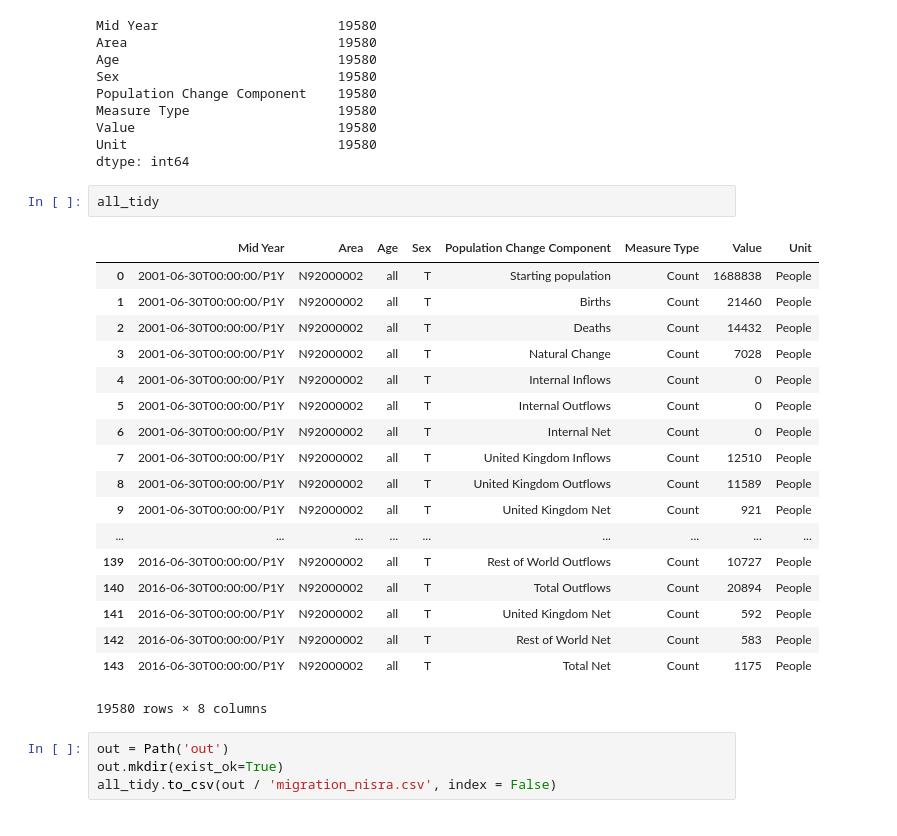
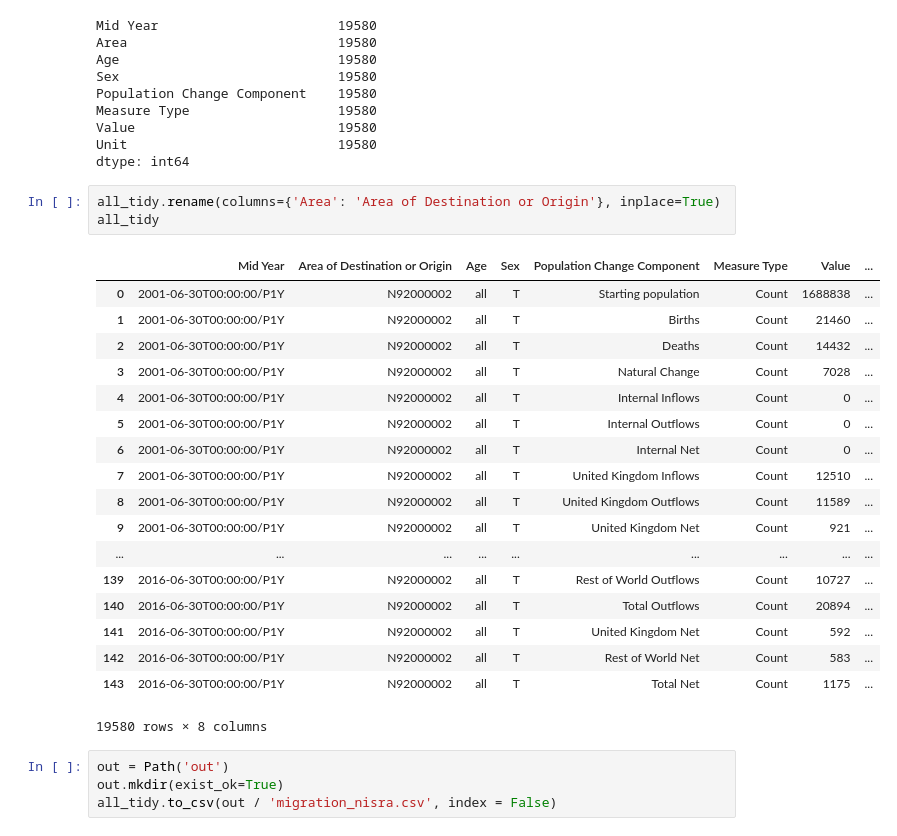
Before and after one commit to GSS-Cogs/NISRA-NI-migration-estimates, a Jupyter notebook: main.ipynb, the cells around one changed output. Cells and saved outputs as stored; diff of their text form.

Commit message:
Rename column, 'Area' -> 'Area of Destination or Origin'.

```diff
--- a/main.ipynb
+++ b/main.ipynb
@@ -85,27 +85,28 @@ Measure Type                   19580
 Value                          19580
 Unit                           19580
 dtype: int64
-# %%
-all_tidy
-# %% [output]
-|  | Mid Year | Area | Age | Sex | Population Change Component | Measure Type | Value | Unit |
-| 0 | 2001-06-30T00:00:00/P1Y | N92000002 | all | T | Starting population | Count | 1688838 | People |
-| 1 | 2001-06-30T00:00:00/P1Y | N92000002 | all | T | Births | Count | 21460 | People |
-| 2 | 2001-06-30T00:00:00/P1Y | N92000002 | all | T | Deaths | Count | 14432 | People |
-| 3 | 2001-06-30T00:00:00/P1Y | N92000002 | all | T | Natural Change | Count | 7028 | People |
-| 4 | 2001-06-30T00:00:00/P1Y | N92000002 | all | T | Internal Inflows | Count | 0 | People |
-| 5 | 2001-06-30T00:00:00/P1Y | N92000002 | all | T | Internal Outflows | Count | 0 | People |
-| 6 | 2001-06-30T00:00:00/P1Y | N92000002 | all | T | Internal Net | Count | 0 | People |
-| 7 | 2001-06-30T00:00:00/P1Y | N92000002 | all | T | United Kingdom Inflows | Count | 12510 | People |
-| 8 | 2001-06-30T00:00:00/P1Y | N92000002 | all | T | United Kingdom Outflows | Count | 11589 | People |
-| 9 | 2001-06-30T00:00:00/P1Y | N92000002 | all | T | United Kingdom Net | Count | 921 | People |
-| ... | ... | ... | ... | ... | ... | ... | ... | ... |
-| 139 | 2016-06-30T00:00:00/P1Y | N92000002 | all | T | Rest of World Outflows | Count | 10727 | People |
-| 140 | 2016-06-30T00:00:00/P1Y | N92000002 | all | T | Total Outflows | Count | 20894 | People |
-| 141 | 2016-06-30T00:00:00/P1Y | N92000002 | all | T | United Kingdom Net | Count | 592 | People |
-| 142 | 2016-06-30T00:00:00/P1Y | N92000002 | all | T | Rest of World Net | Count | 583 | People |
-| 143 | 2016-06-30T00:00:00/P1Y | N92000002 | all | T | Total Net | Count | 1175 | People |
-19580 rows × 8 columns
+# %%
+all_tidy.rename(columns={'Area': 'Area of Destination or Origin'}, inplace=True)
+all_tidy
+# %% [output]
+|  | Mid Year | Area of Destination or Origin | Age | Sex | Population Change Component | Measure Type | Value | ... |
+| 0 | 2001-06-30T00:00:00/P1Y | N92000002 | all | T | Starting population | Count | 1688838 | ... |
+| 1 | 2001-06-30T00:00:00/P1Y | N92000002 | all | T | Births | Count | 21460 | ... |
+| 2 | 2001-06-30T00:00:00/P1Y | N92000002 | all | T | Deaths | Count | 14432 | ... |
+| 3 | 2001-06-30T00:00:00/P1Y | N92000002 | all | T | Natural Change | Count | 7028 | ... |
+| 4 | 2001-06-30T00:00:00/P1Y | N92000002 | all | T | Internal Inflows | Count | 0 | ... |
+| 5 | 2001-06-30T00:00:00/P1Y | N92000002 | all | T | Internal Outflows | Count | 0 | ... |
+| 6 | 2001-06-30T00:00:00/P1Y | N92000002 | all | T | Internal Net | Count | 0 | ... |
+| 7 | 2001-06-30T00:00:00/P1Y | N92000002 | all | T | United Kingdom Inflows | Count | 12510 | ... |
+| 8 | 2001-06-30T00:00:00/P1Y | N92000002 | all | T | United Kingdom Outflows | Count | 11589 | ... |
+| 9 | 2001-06-30T00:00:00/P1Y | N92000002 | all | T | United Kingdom Net | Count | 921 | ... |
+| ... | ... | ... | ... | ... | ... | ... | ... | ... |
+| 139 | 2016-06-30T00:00:00/P1Y | N92000002 | all | T | Rest of World Outflows | Count | 10727 | ... |
+| 140 | 2016-06-30T00:00:00/P1Y | N92000002 | all | T | Total Outflows | Count | 20894 | ... |
+| 141 | 2016-06-30T00:00:00/P1Y | N92000002 | all | T | United Kingdom Net | Count | 592 | ... |
+| 142 | 2016-06-30T00:00:00/P1Y | N92000002 | all | T | Rest of World Net | Count | 583 | ... |
+| 143 | 2016-06-30T00:00:00/P1Y | N92000002 | all | T | Total Net | Count | 1175 | ... |
+19580 rows × 8 columns
 # %%
 out = Path('out')
 out.mkdir(exist_ok=True)
```
